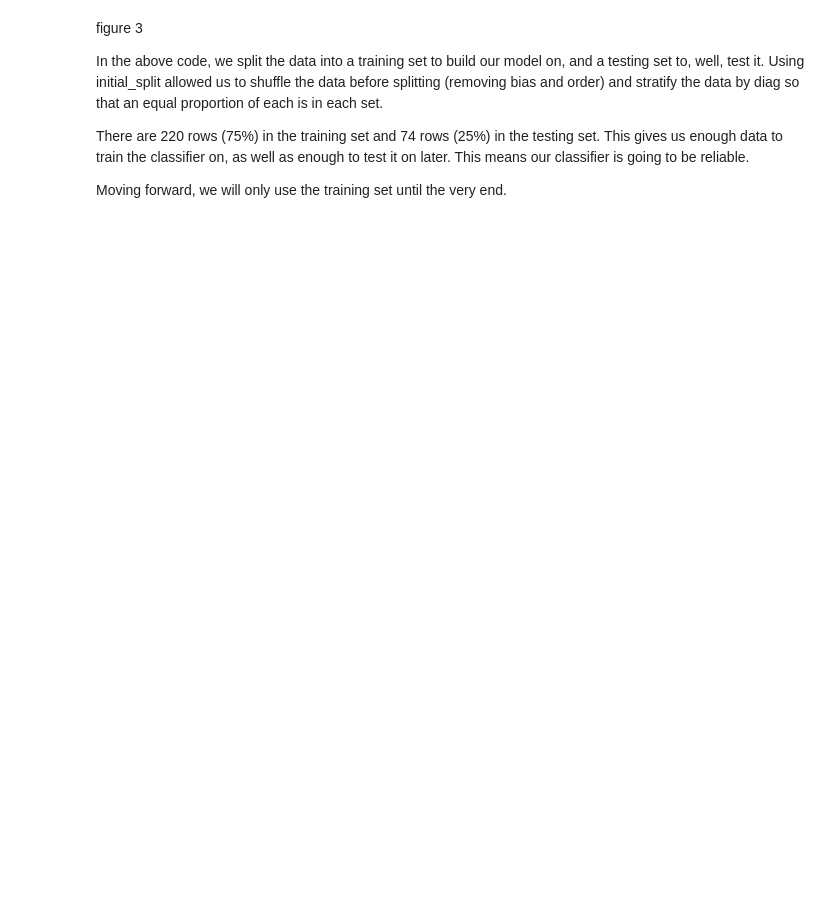
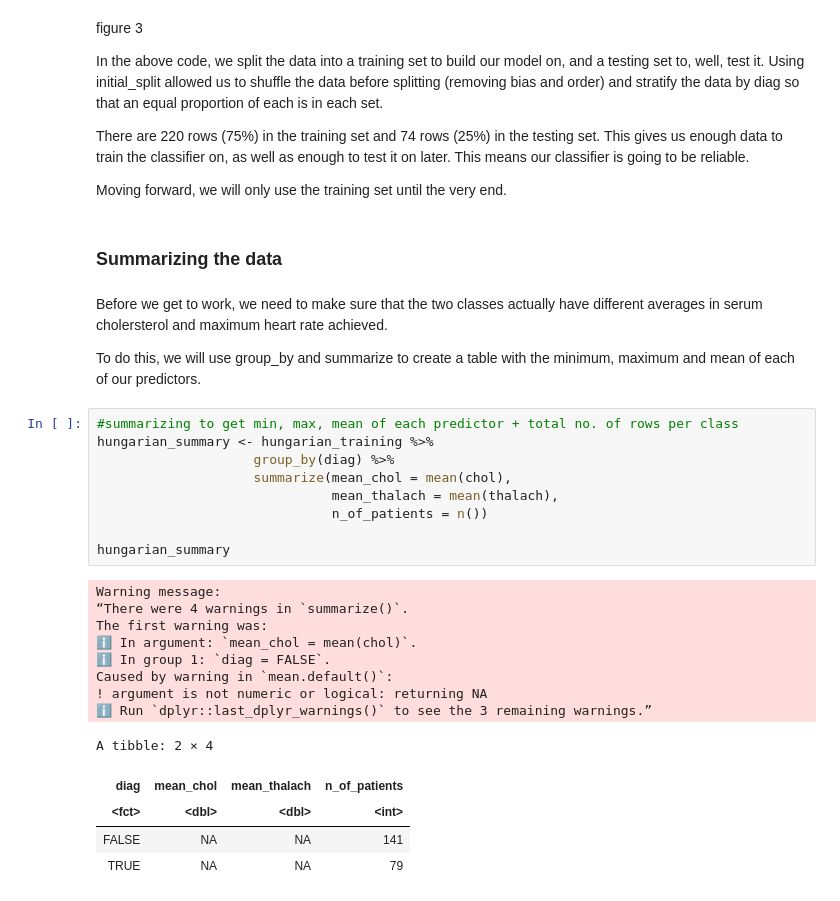
Before and after one commit to Aryan-SeongJae/Data-Science-Project---DSCI-100-HEART-DATABASE-Hungary, a Jupyter notebook: Group Project Report-Copy1.ipynb, the cells around one changed output. Cells and saved outputs as stored; diff of their text form; blank space fills up the shorter version.

```diff
--- a/Group Project Report-Copy1.ipynb
+++ b/Group Project Report-Copy1.ipynb
@@ -227,3 +197,32 @@ In the above code, we split the data into a training set to build our model on,
 There are 220 rows (75%) in the training set and 74 rows (25%) in the testing set. This gives us enough data to train the classifier on, as well as enough to test it on later. This means our classifier is going to be reliable.
 
 Moving forward, we will only use the training set until the very end.
+# %% [markdown]
+### Summarizing the data
+# %% [markdown]
+Before we get to work, we need to make sure that the two classes actually have different averages in serum cholersterol and maximum heart rate achieved.
+
+To do this, we will use group_by and summarize to create a table with the minimum, maximum and mean of each of our predictors.
+# %%
+#summarizing to get min, max, mean of each predictor + total no. of rows per class
+hungarian_summary <- hungarian_training %>%
+                    group_by(diag) %>%
+                    summarize(mean_chol = mean(chol),
+                              mean_thalach = mean(thalach),
+                              n_of_patients = n())
+
+hungarian_summary
+# %% [output]
+Warning message:
+“There were 4 warnings in `summarize()`.
+The first warning was:
+ℹ In argument: `mean_chol = mean(chol)`.
+ℹ In group 1: `diag = FALSE`.
+Caused by warning in `mean.default()`:
+! argument is not numeric or logical: returning NA
+ℹ Run `dplyr::last_dplyr_warnings()` to see the 3 remaining warnings.”
+A tibble: 2 × 4
+| diag | mean_chol | mean_thalach | n_of_patients |
+| <fct> | <dbl> | <dbl> | <int> |
+| FALSE | NA | NA | 141 |
+| TRUE | NA | NA | 79 |
```
Also changed, not shown: parts of 4 cells of this notebook.
